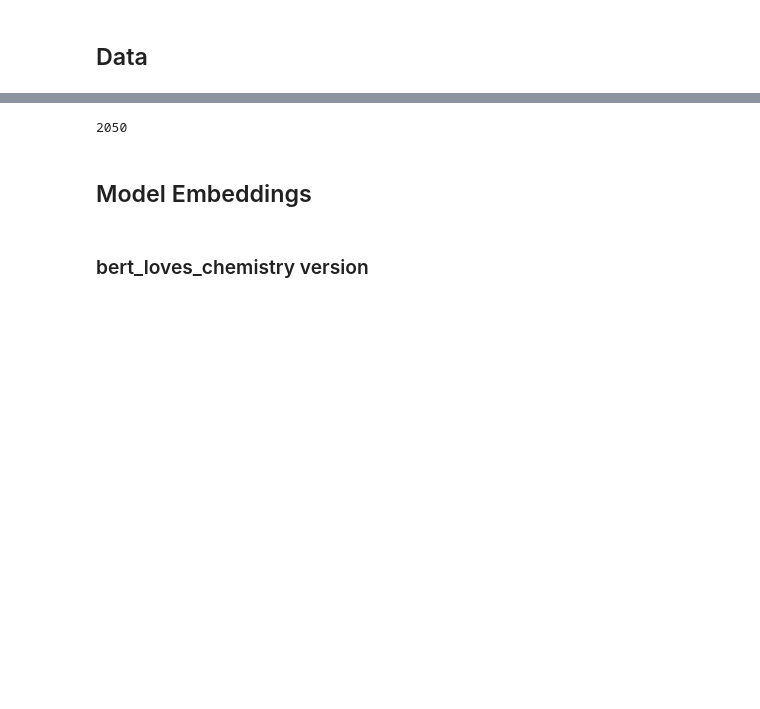
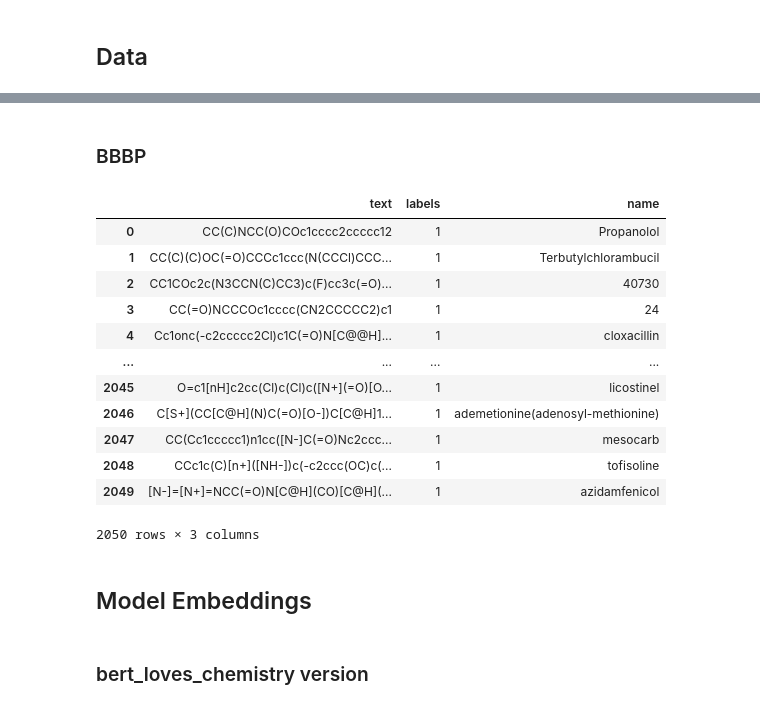
Before and after one commit to ilkersigirci/thesis-work, a Jupyter notebook: notebooks/clustering.ipynb, the cells around one changed output, grey strips where cells are left out. Cells and saved outputs as stored; diff of their text form; code cells hidden in the pictures; blank space fills up the shorter version.

```diff
--- a/notebooks/clustering.ipynb
+++ b/notebooks/clustering.ipynb
@@ -51,21 +110,36 @@ np.set_printoptions(precision=3)
+# %% [markdown]
+### BBBP
 # %%
 # Read in data from MoleculeNet
-bbbp = pd.read_csv("https://deepchemdata.s3-us-west-1.amazonaws.com/datasets/BBBP.csv")
+data = pd.read_csv("https://deepchemdata.s3-us-west-1.amazonaws.com/datasets/BBBP.csv")
 
 # Clean up columnn names so they are easier to interpret
-bbbp = (
-    bbbp[["smiles", "p_np", "name"]]
+data = (
+    data[["smiles", "p_np", "name"]]
     .reset_index(drop=True)
-    .rename({"p_np": "permeable"}, axis=1)
+    .rename({"smiles":"text","p_np": "labels"}, axis=1)
 )
 
 # Remove extra fragments in SMILES (typically salts, which are irrelevant to BBB permeability)
-bbbp["smiles"] = (
-    bbbp["smiles"].apply(get_largest_fragment_from_smiles).dropna().astype(str)
+data["text"] = (
+    data["text"].apply(get_largest_fragment_from_smiles).dropna().astype(str)
 )
 
 # convert to str list
-smiles = bbbp["smiles"].astype(str).tolist()
-len(smiles)
+smiles = data["text"].tolist()
+
+data
 # %% [output]
+|  | text | labels | name |
+| 0 | CC(C)NCC(O)COc1cccc2ccccc12 | 1 | Propanolol |
+| 1 | CC(C)(C)OC(=O)CCCc1ccc(N(CCCl)CCC... | 1 | Terbutylchlorambucil |
+| 2 | CC1COc2c(N3CCN(C)CC3)c(F)cc3c(=O)... | 1 | 40730 |
+| 3 | CC(=O)NCCCOc1cccc(CN2CCCCC2)c1 | 1 | 24 |
+| 4 | Cc1onc(-c2ccccc2Cl)c1C(=O)N[C@@H]... | 1 | cloxacillin |
+| ... | ... | ... | ... |
+| 2045 | O=c1[nH]c2cc(Cl)c(Cl)c([N+](=O)[O... | 1 | licostinel |
+| 2046 | C[S+](CC[C@H](N)C(=O)[O-])C[C@H]1... | 1 | ademetionine(adenosyl-methionine) |
+| 2047 | CC(Cc1ccccc1)n1cc([N-]C(=O)Nc2ccc... | 1 | mesocarb |
+| 2048 | CCc1c(C)[n+]([NH-])c(-c2ccc(OC)c(... | 1 | tofisoline |
+| 2049 | [N-]=[N+]=NCC(=O)N[C@H](CO)[C@H](... | 1 | azidamfenicol |
-2050
+2050 rows × 3 columns
```
Also changed, not shown: parts of 27 cells of this notebook, 5 other files.
